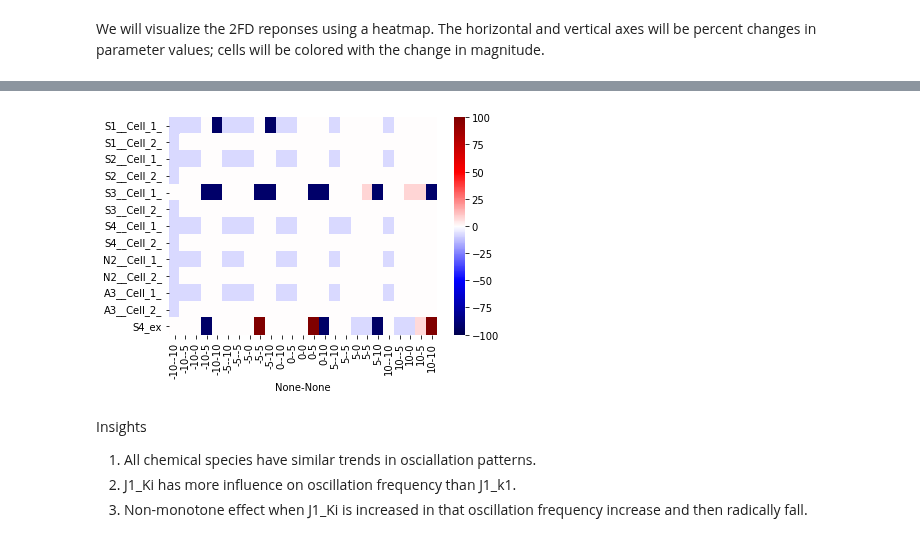
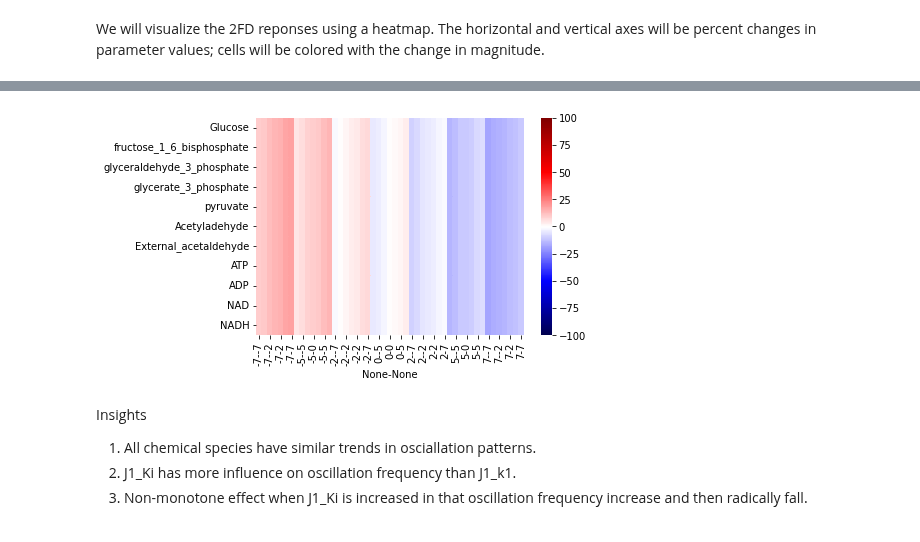
Before and after one commit to ModelEngineering/BIOEN-437, a Jupyter notebook: Lectures/Design-Of-Experiments/doe_two_way_design.ipynb, the cells around one changed output, grey strips where cells are left out. Drawn from its saved outputs; the diff is of its cells as text; code cells hidden in the pictures.

```diff
--- a/Lectures/Design-Of-Experiments/doe_two_way_design.ipynb
+++ b/Lectures/Design-Of-Experiments/doe_two_way_design.ipynb
@@ -393,35 +267,38 @@ print("OK!")
 # %% [output]
 OK!
 # %%
-def runFFTExperiment(parameter_dct, **kwargs):
+def runFFTExperiment(model, parameter_dct, offset=100, **kwargs):
     """
     Runs an experiment by changing parameters by the specified
     fractions and calculating FFT peak frequencies and amplitudes.
 
     Parameters
     ----------
+    model: str (Antimony model)
     parameter_dct: dict
        key: parameter name
        value: percent change the parameter
+    offset: int
     kwargs: dict
        keyword arguments passed to runSimulation
 
     Returns
     -------
-    frequencySer: pd.Series
+    amplitude_ser: pd.Series
         index: molecule
         value: frequency with largest amplitude
     """
-    df = runSimulation(parameter_dct, **kwargs)
-    frequencyDct = {}
+    df = runSimulation(model, parameter_dct, **kwargs)
+    dct = {}
     for molecule in df.columns:
-        frequency = calculatePeakFrequency(molecule, df)
-        frequencyDct[molecule] = frequency
-    return pd.Series(frequencyDct)
+        _, amplitude = calculatePeak(molecule, df, offset=offset)
+        dct[molecule] = amplitude
+    return pd.Series(dct)
 
 # Tests
-parameter_dct = {WOLF_FACTORS[0]: 5}
-freq_ser = runFFTExperiment(parameter_dct)
+parameter_dct = {"k": 5}
+ampl_ser = runFFTExperiment(TEST_MODEL, parameter_dct, offset=0)
+freq_ser = runFFTExperiment(TEST_MODEL, {}, offset=0)
 assert(isinstance(freq_ser, pd.Series))
 assert(len(freq_ser) > 0)
 print("OK!")
@@ -431,12 +395,13 @@ OK!
 # Generalize runExperiments
 Generalize ``runExperiments`` so that it calculates responses for all combinations of levels of two factors.
 # %%
-def runExperiments2WD(factor1, factor2, percent1s, percent2s, isRelative=True):
+def runExperiments2WD(model, factor1, factor2, percent1s, percent2s, isRelative=True):
     """
     Runs experiments for multiple factors at different percent changes in factor levels.
 
     Parameter
     ---------
+    model: str (Antimony model)
     factor1: str
     factor2: str
     percent1s: list-int
@@ -447,7 +412,7 @@ def runExperiments2WD(factor1, factor2, percent1s, percent2s, isRelative=True):
 
     Returns
     -------
-    frequencyDF: DataFrame; amplitude: DataFrame
+    amplitude_df: DataFrame; amplitude: DataFrame
        index: tuple of percent changes in factor values
        columns: molecule
        value: depends on isRelative
@@ -471,8 +436,8 @@ def runExperiments2WD(factor1, factor2, percent1s, percent2s, isRelative=True):
     # Initializations
     index1 = []
     index2 = []
-    frequencySers = []  # Collection of experiment results
-    baseFrequencySer = runFFTExperiment({})
+    amplitude_sers = []  # Collection of experiment results
+    base_amplitude_ser = runFFTExperiment(model, {})
     # Calculate the changes
     for percent1 in percent1s:
         for percent2 in percent2s:
@@ -480,17 +445,16 @@ def runExperiments2WD(factor1, factor2, percent1s, percent2s, isRelative=True):
             index1.append(percent1)
             index2.append(percent2)
             factorDct = {factor1: percent1, factor2: percent2}
-            frequencySer = runFFTExperiment(factorDct)
-            appendSer(frequencySer, baseFrequencySer, frequencySers)
+            amplitude_ser = runFFTExperiment(model, factorDct)
+            appendSer(amplitude_ser, base_amplitude_ser, amplitude_sers)
     # Construct the result dataframe
-    frequencyDF = calcResult(frequencySers)
-    return frequencyDF
+    amplitude_df = calcResult(amplitude_sers)
+    return amplitude_df
 
 # Tests
 percents = [-7, -5, -2, 0, 2, 5, 7]
-freq_df = runExperiments2WD(WOLF_FACTORS[0], WOLF_FACTORS[1], percents, percents)
-columns = list(freq_df.columns)
-assert(freq_df.loc[(percents[0], percents[0]), columns[2]] < 0 )
+amplitude_df = runExperiments2WD(WOLF_MODEL, WOLF_FACTORS[0], WOLF_FACTORS[1], percents, percents)
+assert(amplitude_df.loc[(-7, -7), "Glucose"] > 0 )
 print("OK!")
 # %% [output]
 OK!
@@ -515,10 +494,10 @@ WOLF_FACTORS
 # %%
 # Presentation of all variables that scales to a large number of interactions
 percents = [-10, -5, 0, 5, 10]
-freq_df = runExperiments2WD("kappa", "k1", percents, percents)
+amplitude_df = runExperiments2WD(WOLF_MODEL, "J1_k1", "J1_Ki", percents, percents)
 _ = sns.heatmap(freq_df.transpose(), cmap='seismic', vmin=-100, vmax=100)
 # %% [output]
-[figure, old version]
+[figure, new version]
 # %% [markdown]
 Insights
 1. All chemical species have similar trends in osciallation patterns.
```
Also changed, not shown: parts of 35 cells of this notebook.
